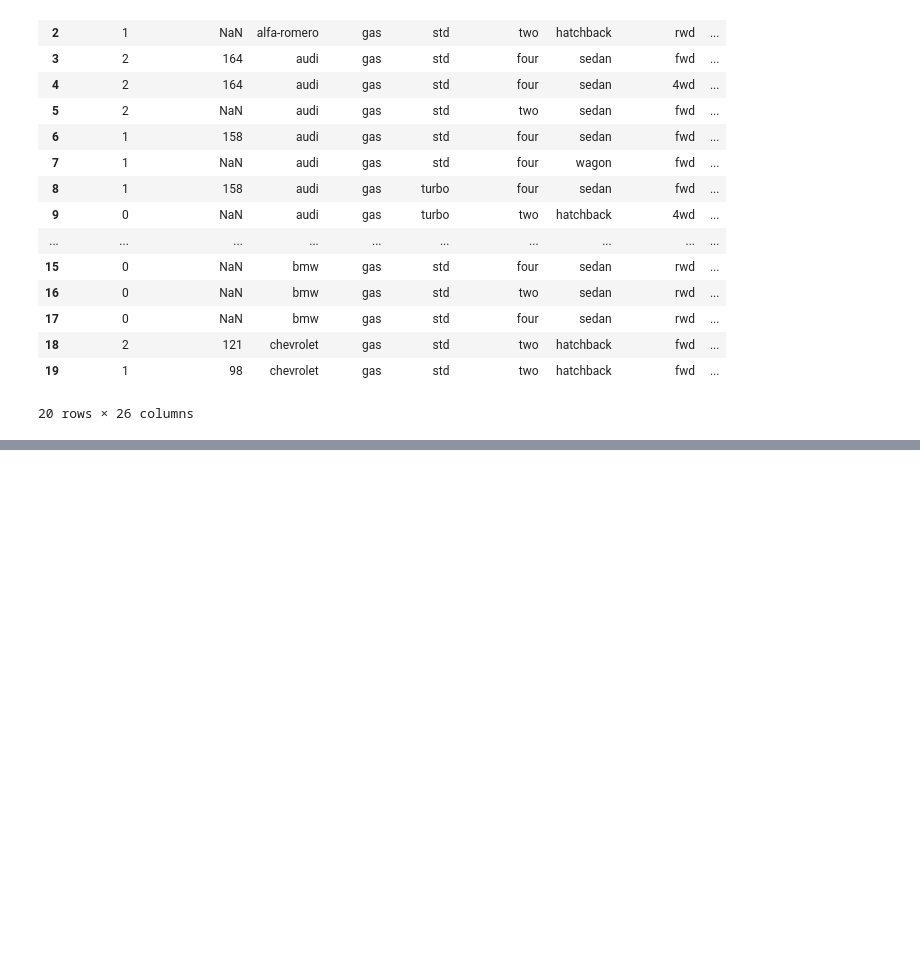
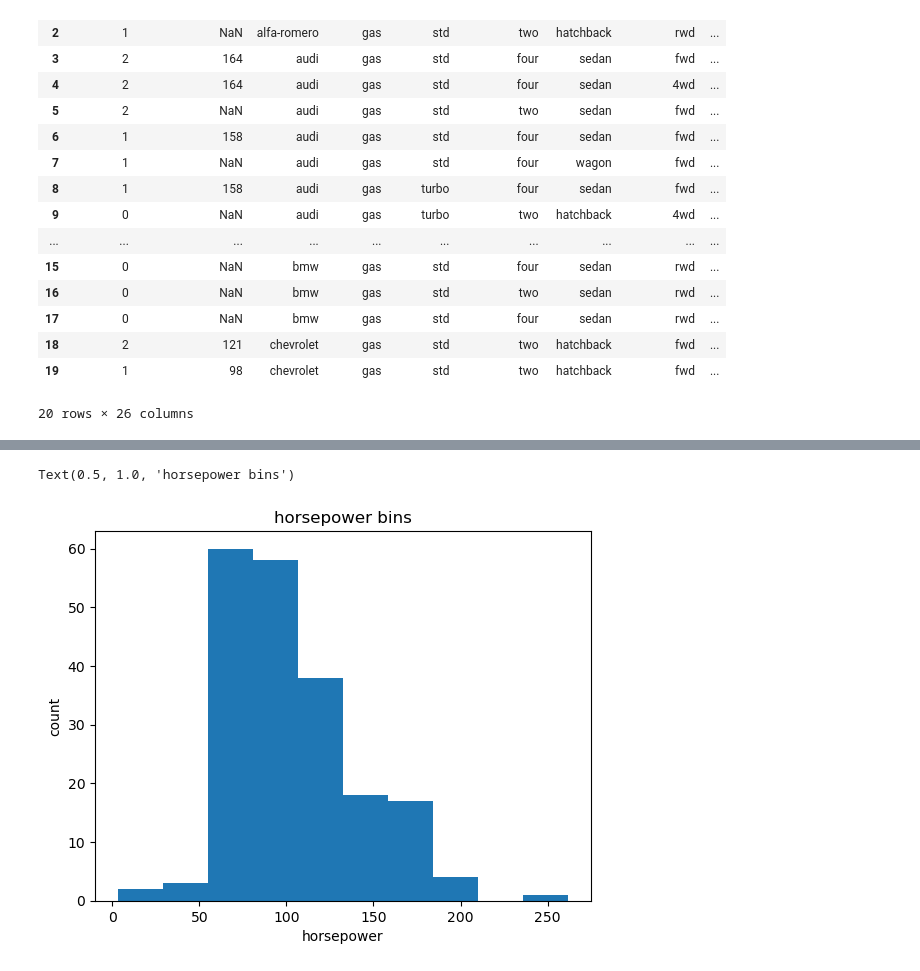
Before and after one commit to otinabrayo/IntroToPandas, a Jupyter notebook: pydata/exe.ipynb, the cells around one changed output, grey strips where cells are left out. Cells and saved outputs as stored; diff of their text form; code cells hidden in the pictures; blank space fills up the shorter version.

```diff
--- a/pydata/exe.ipynb
+++ b/pydata/exe.ipynb
@@ -100,0 +136,3 @@ df["peak-rpm"] = df["peak-rpm"].fillna(avr_str)
+# %%
+df[["bore", "stroke", "price", "peak-rpm"]] = df[["bore", "stroke", "price", "peak-rpm"]].astype("float")
+df[["normalized-losses", "horsepower"]] = df[["normalized-losses", "horsepower"]].astype("int")
@@ -100,0 +159,4 @@ df["peak-rpm"] = df["peak-rpm"].fillna(avr_str)
+# %%
+df["city-mpg"] = 235/df["city-mpg"]
+# %%
+df.rename(columns={"city-mpg": "city-L/100km"}, inplace=True)
@@ -100,0 +184,2 @@ df["peak-rpm"] = df["peak-rpm"].fillna(avr_str)
+# %%
+df.rename(columns={"highway-mpg": "highway-L/100km"}, inplace=True)
@@ -100,0 +188,10 @@ df["peak-rpm"] = df["peak-rpm"].fillna(avr_str)
+# %%
+plt.hist(df["horsepower"])
+
+# set x/y labels and plot title
+plt.xlabel("horsepower")
+plt.ylabel("count")
+plt.title("horsepower bins")
+# %% [output]
+Text(0.5, 1.0, 'horsepower bins')
+[figure, added]
```
Also changed, not shown: parts of 24 cells of this notebook, 1 other file.
